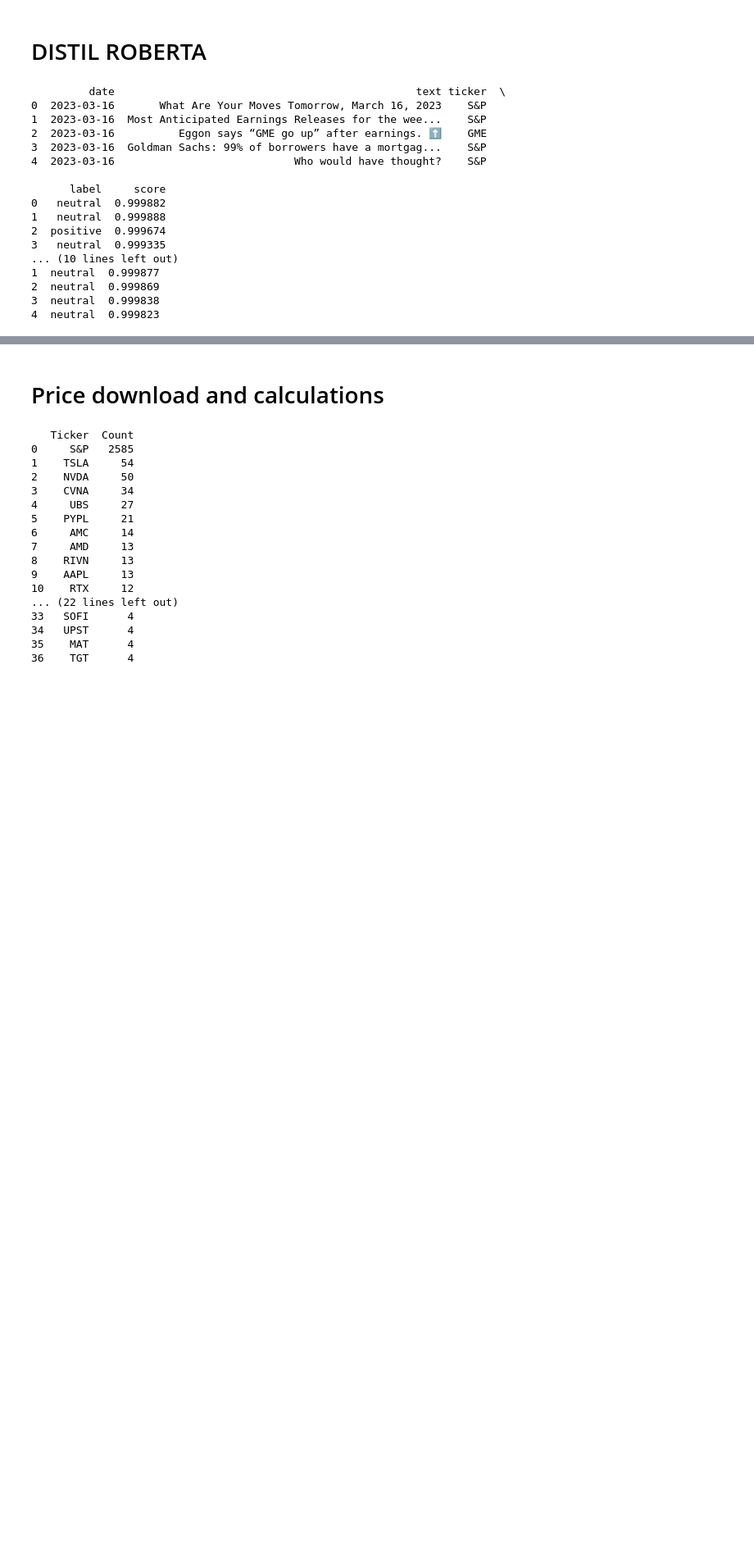
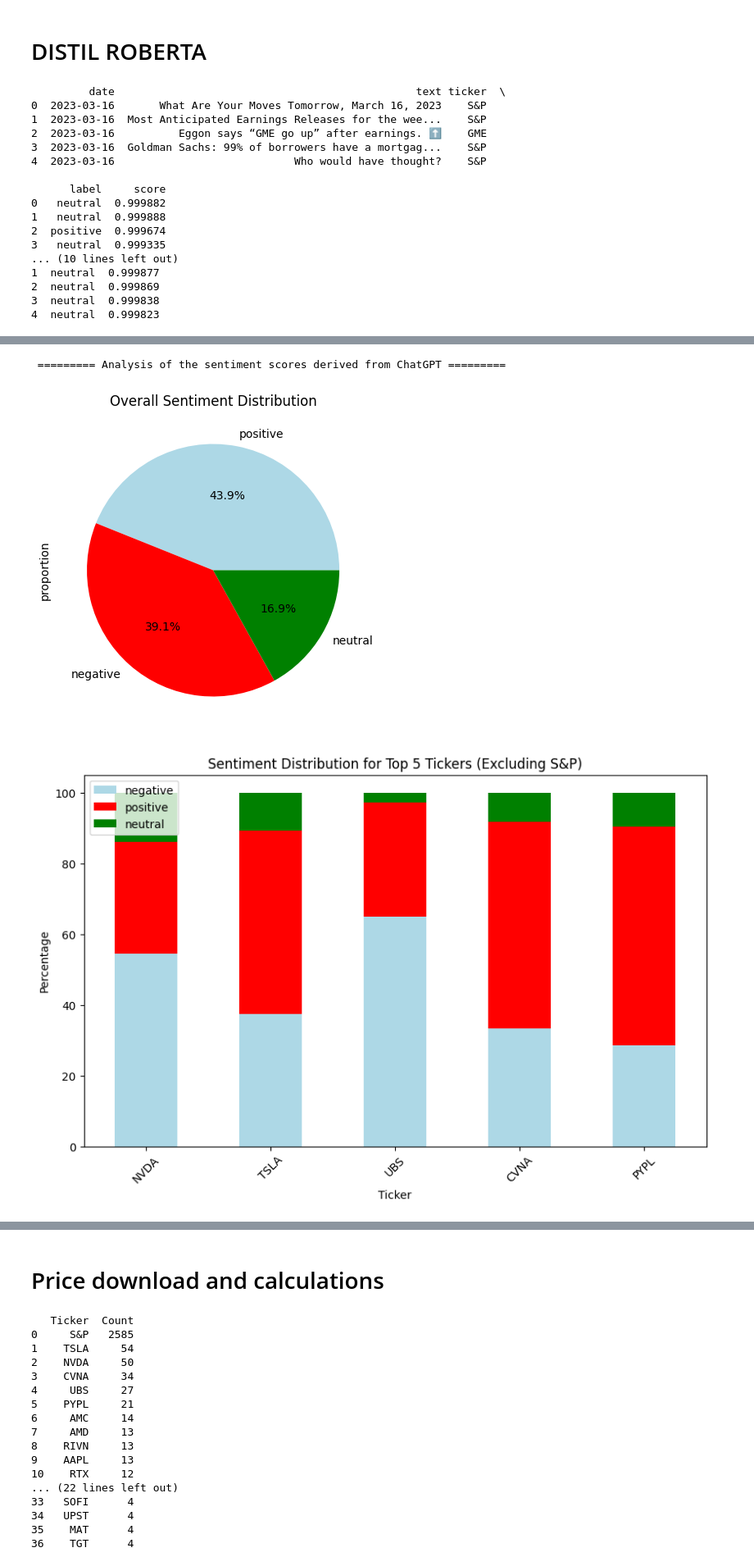
Before and after one commit to Christopher-jason/cjs-dissertation, a Jupyter notebook: Stocks/draft_2.ipynb, the cells around one changed output, grey strips where cells are left out. Shown at 82% size. Saved outputs shown, nothing was run; the diff lists cells and outputs as text; code cells hidden in the pictures; blank space fills up the shorter version.

```diff
--- a/Stocks/draft_2.ipynb
+++ b/Stocks/draft_2.ipynb
@@ -882,0 +1028,6 @@ new_roberta.to_csv('sentiment_scores/new_roberta.csv', index=False)
+# %%
+model_analysis(hot_chatgpt, new_chatgpt, 'ChatGPT')
+# %% [output]
+ ========= Analysis of the sentiment scores derived from ChatGPT =========
+[figure, added]
+[figure, added]
```
Also changed, not shown: parts of 17 cells of this notebook, 20 other files.
